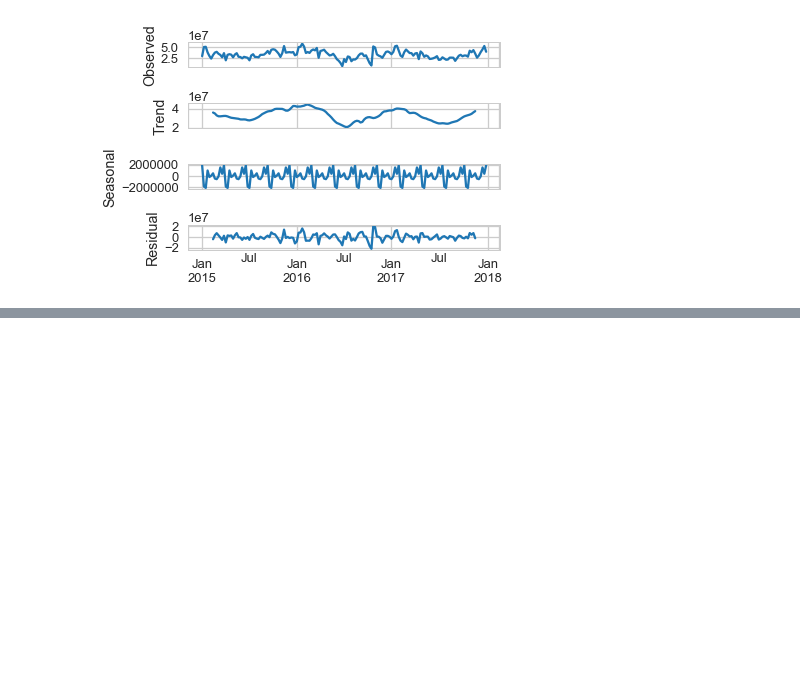
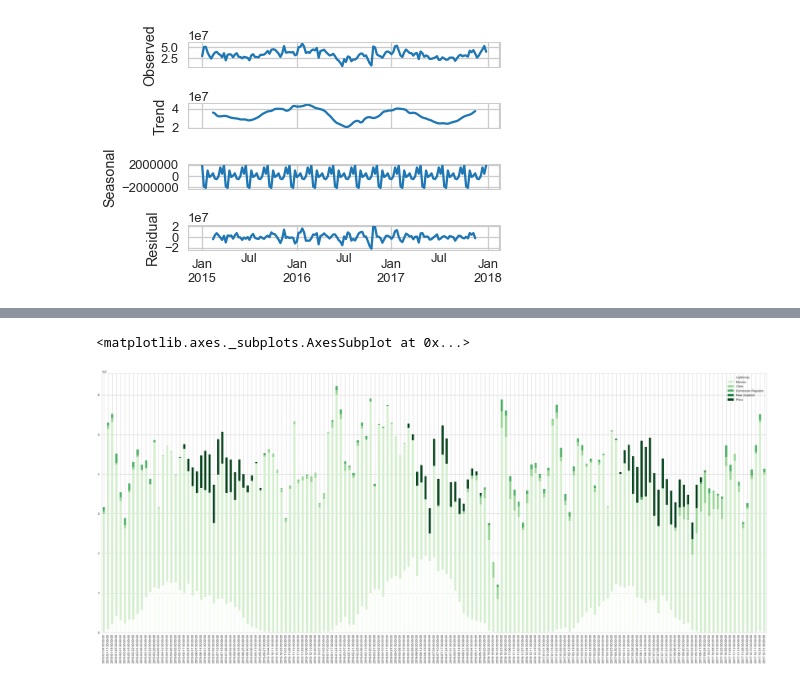
Before and after one commit to Kierstinakemi/ipynb, a Jupyter notebook: AvocadoAnalysis/AvocadoAnalysis.ipynb, the cells around one changed output, grey strips where cells are left out. Cells and saved outputs as stored; diff of their text form; code cells hidden in the pictures; blank space fills up the shorter version.

```diff
--- a/AvocadoAnalysis/AvocadoAnalysis.ipynb
+++ b/AvocadoAnalysis/AvocadoAnalysis.ipynb
@@ -253,3 +188,5 @@ resplot = res.plot()
 resplot.savefig('Seasonal_Decompose4.png', dpi=200)
 # %% [output]
 [figure]
+# %%
+timeSeriesVolumeDF = pd.DataFrame(timeSeriesVolume)
@@ -255,0 +207,5 @@ resplot.savefig('Seasonal_Decompose4.png', dpi=200)
+# %%
+timeSeriesVolumeDF.plot.bar(stacked=True, figsize=(50,20), colormap="Greens")
+# %% [output]
+<matplotlib.axes._subplots.AxesSubplot at 0x...>
+[figure, added]
```
Also changed, not shown: parts of 20 cells of this notebook.
